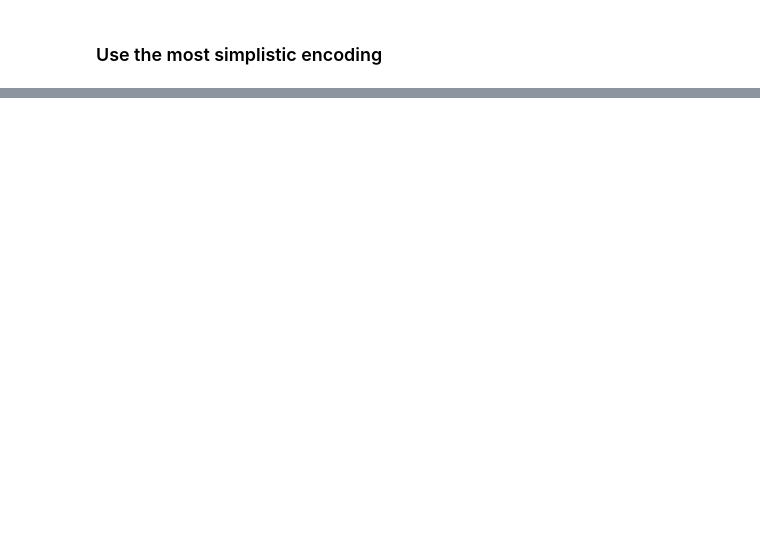
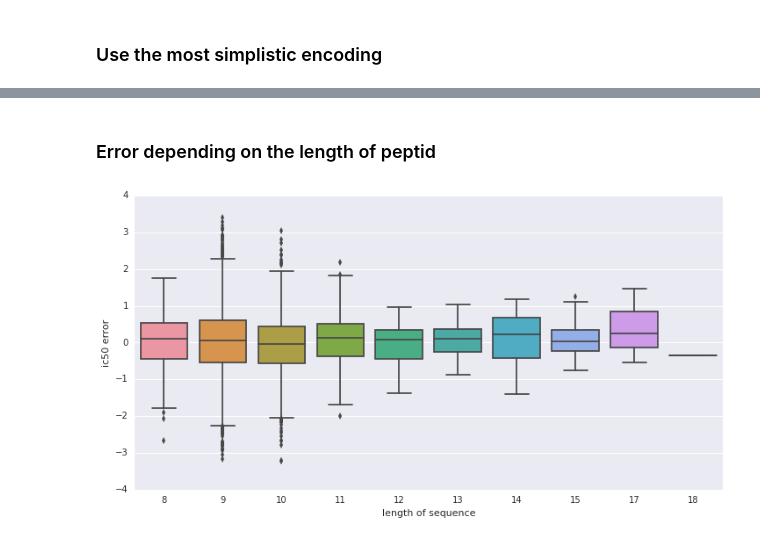
Before and after one commit to riblidezso/mhc_pred, a Jupyter notebook: modelling/xgboost.ipynb, the cells around one changed output, grey strips where cells are left out. Saved outputs shown, nothing was run; the diff lists cells and outputs as text; code cells hidden in the pictures; blank space fills up the shorter version.

```diff
--- a/modelling/xgboost.ipynb
+++ b/modelling/xgboost.ipynb
@@ -97,0 +109,10 @@ print pearsonr(y_test,y_pred_test)
+# %% [markdown]
+### Error depending on the length of peptid
+# %%
+leng=X_test[:,-1]
+plt.figure(figsize=(12,6))
+sns.boxplot(leng,y_test-y_pred_test)
+plt.xlabel('length of sequence')
+dump=plt.ylabel('ic50 error')
+# %% [output]
+[figure, added]
```
Also changed, not shown: parts of 7 cells of this notebook, 1 other file.
